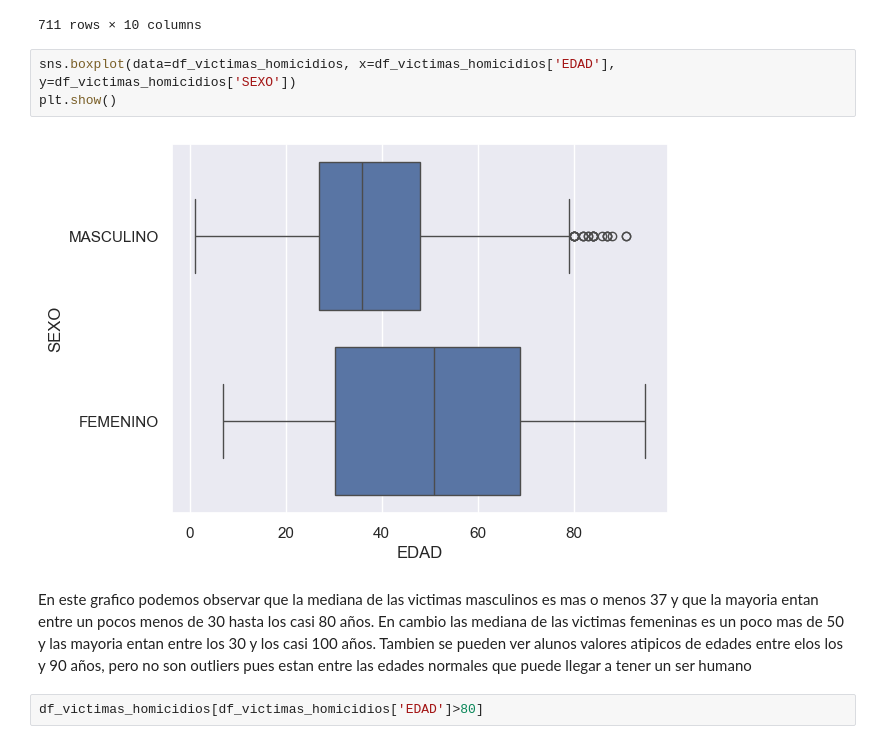
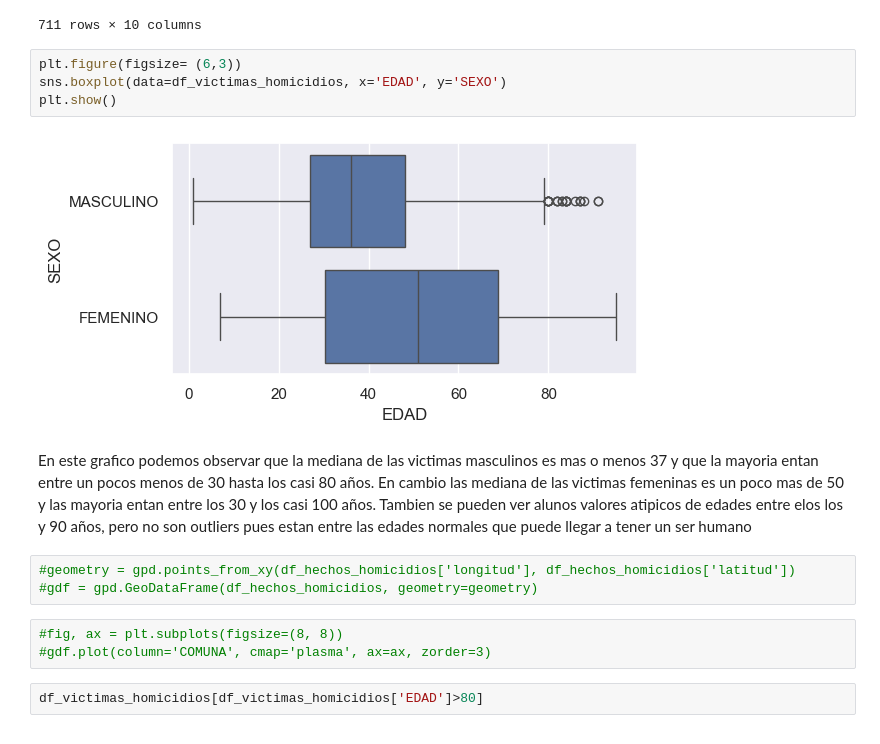
Before and after one commit to nelvinvelazco/henry-PI-SiniestrosViales, a Jupyter notebook: EDA.ipynb, the cells around one changed output. Drawn from its saved outputs; the diff is of its cells as text.

```diff
--- a/EDA.ipynb
+++ b/EDA.ipynb
@@ -219,12 +226,19 @@ df_victimas_homicidios
 | 716 | 2021-0096 | 2021-12-15 | 2021 | 12 | 15 | CONDUCTOR | AUTO | MASCULINO | 60 | 2021-12-20 00:00:00 |
 711 rows × 10 columns
 # %%
-sns.boxplot(data=df_victimas_homicidios, x=df_victimas_homicidios['EDAD'], y=df_victimas_homicidios['SEXO'])
+plt.figure(figsize= (6,3))
+sns.boxplot(data=df_victimas_homicidios, x='EDAD', y='SEXO')
 plt.show()
 # %% [output]
-[figure, old version]
+[figure, new version]
 # %% [markdown]
 En este grafico podemos observar que la mediana de las victimas masculinos es mas o menos 37 y que la mayoria entan entre un pocos menos de 30 hasta los casi 80 años. En cambio las mediana de las victimas femeninas es un poco mas de 50 y las mayoria entan entre los 30 y los casi 100 años. Tambien se pueden ver alunos valores atipicos de edades entre elos los y 90 años, pero no son outliers pues estan entre las edades normales que puede llegar a tener un ser humano
+# %%
+#geometry = gpd.points_from_xy(df_hechos_homicidios['longitud'], df_hechos_homicidios['latitud'])
+#gdf = gpd.GeoDataFrame(df_hechos_homicidios, geometry=geometry)
+# %%
+#fig, ax = plt.subplots(figsize=(8, 8))
+#gdf.plot(column='COMUNA', cmap='plasma', ax=ax, zorder=3)
 # %%
 df_victimas_homicidios[df_victimas_homicidios['EDAD']>80]
 # %% [output]
```
Also changed, not shown: parts of 7 cells of this notebook.
